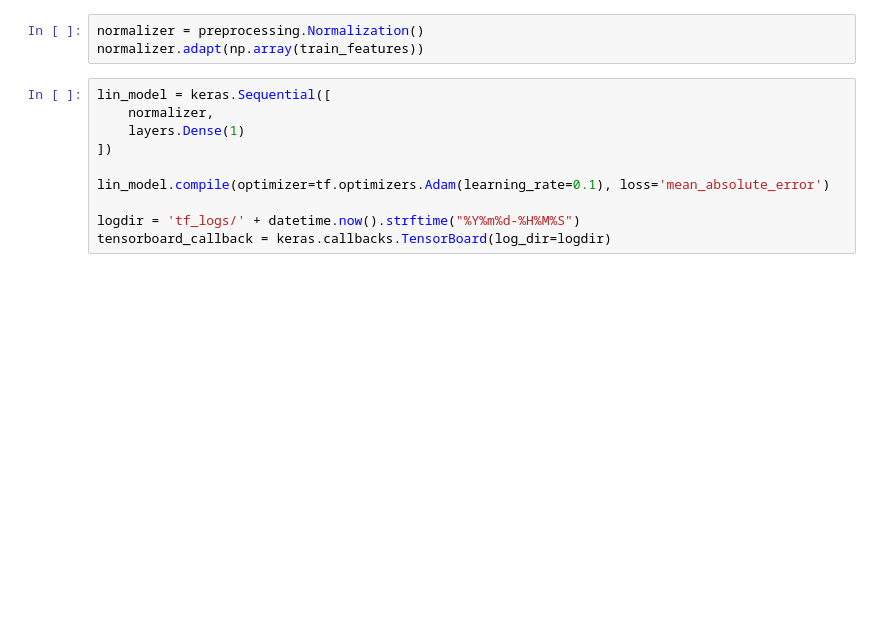
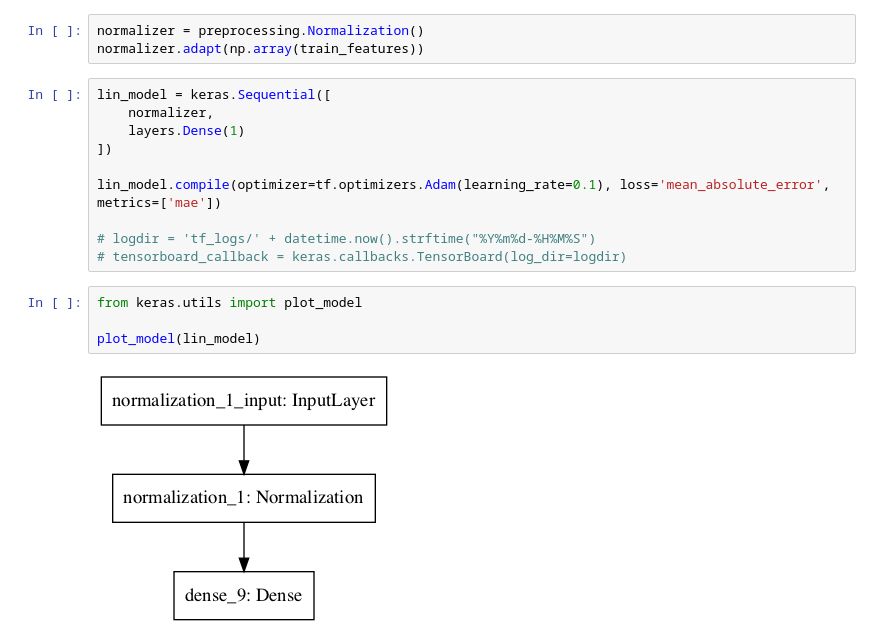
Before and after one commit to sam-thurman/cruise_ship, a Jupyter notebook: exploratory_tf.ipynb, the cells around one changed output. Saved outputs shown, nothing was run; the diff lists cells and outputs as text; blank space fills up the shorter version.

```diff
--- a/exploratory_tf.ipynb
+++ b/exploratory_tf.ipynb
@@ -40,10 +50,16 @@ lin_model = keras.Sequential([
     layers.Dense(1)
 ])
 
-lin_model.compile(optimizer=tf.optimizers.Adam(learning_rate=0.1), loss='mean_absolute_error')
+lin_model.compile(optimizer=tf.optimizers.Adam(learning_rate=0.1), loss='mean_absolute_error', metrics=['mae'])
 
-logdir = 'tf_logs/' + datetime.now().strftime("%Y%m%d-%H%M%S")
-tensorboard_callback = keras.callbacks.TensorBoard(log_dir=logdir)
+# logdir = 'tf_logs/' + datetime.now().strftime("%Y%m%d-%H%M%S")
+# tensorboard_callback = keras.callbacks.TensorBoard(log_dir=logdir)
+# %%
+from keras.utils import plot_model
+
+plot_model(lin_model)
+# %% [output]
+[figure, added]
 # %%
 %%time
 history = lin_model.fit(
```
Also changed, not shown: parts of 7 cells of this notebook, 3 other files.
